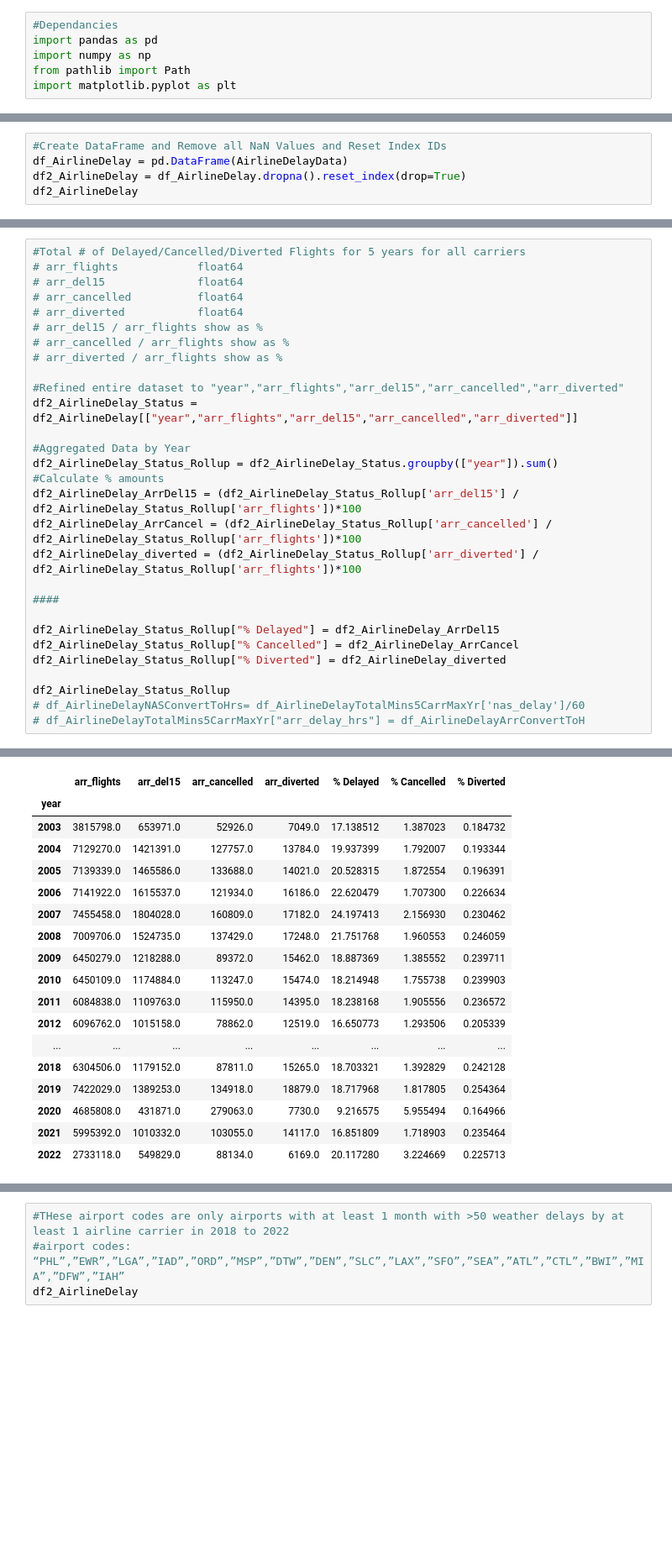
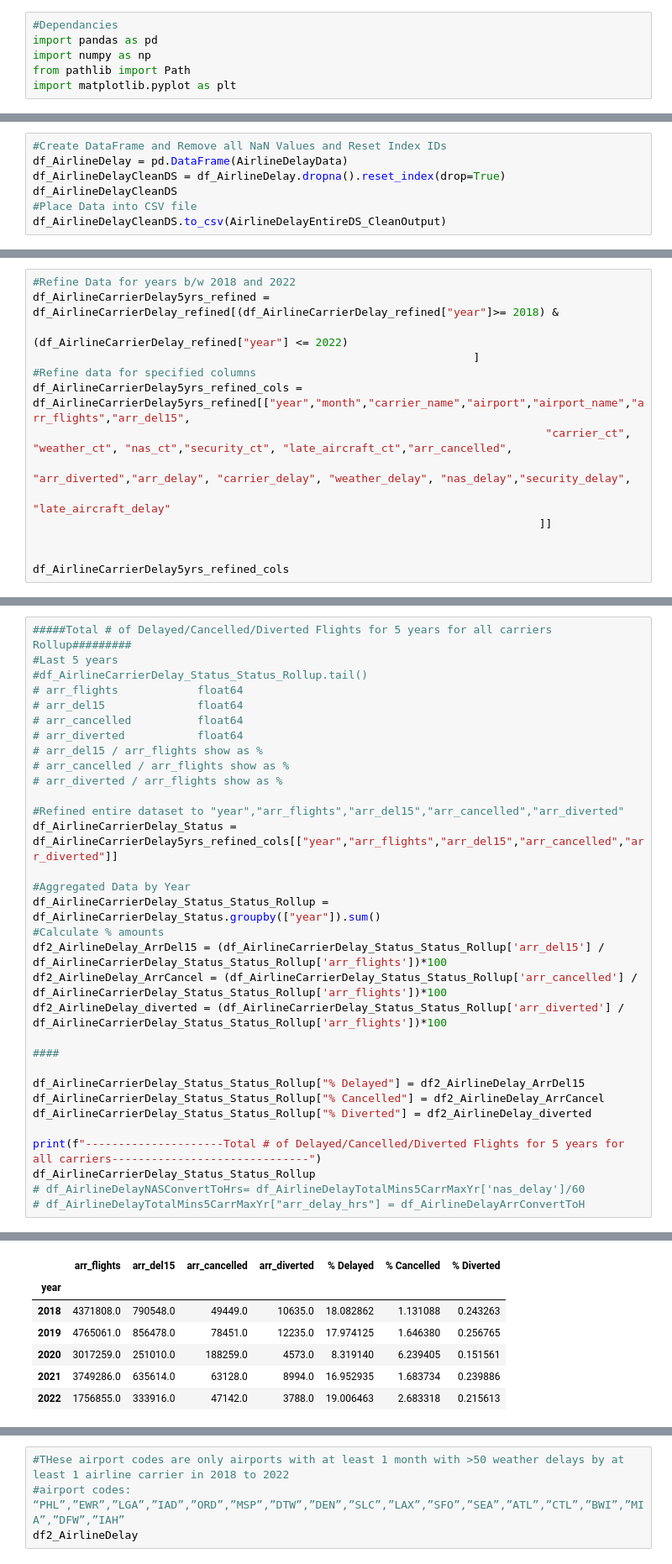
Before and after one commit to Tawn-Scotton/Team_3_Project_1, a Jupyter notebook: ProjectAirlineDelay.ipynb, the cells around one changed output, grey strips where cells are left out. Shown: that part at 84% size. Drawn from its saved outputs; the diff is of its cells as text; blank space fills up the shorter version.

Commit message:
reorganized flow of dataframes

```diff
--- a/ProjectAirlineDelay.ipynb
+++ b/ProjectAirlineDelay.ipynb
@@ -14,5 +23,7 @@ AirlineDelay_CleanOutput.parent.mkdir(parents=True, exist_ok=True)
 # %%
 #Create DataFrame and Remove all NaN Values and Reset Index IDs
 df_AirlineDelay = pd.DataFrame(AirlineDelayData)
-df2_AirlineDelay = df_AirlineDelay.dropna().reset_index(drop=True)
-df2_AirlineDelay
+df_AirlineDelayCleanDS = df_AirlineDelay.dropna().reset_index(drop=True)
+df_AirlineDelayCleanDS
+#Place Data into CSV file
+df_AirlineDelayCleanDS.to_csv(AirlineDelayEntireDS_CleanOutput)
@@ -53,0 +85,14 @@ dtype: object
+# %%
+#Refine Data for years b/w 2018 and 2022
+df_AirlineCarrierDelay5yrs_refined = df_AirlineCarrierDelay_refined[(df_AirlineCarrierDelay_refined["year"]>= 2018) &
+                                                                    (df_AirlineCarrierDelay_refined["year"] <= 2022)
+                                                                   ]
+#Refine data for specified columns
+df_AirlineCarrierDelay5yrs_refined_cols = df_AirlineCarrierDelay5yrs_refined[["year","month","carrier_name","airport","airport_name","arr_flights","arr_del15",
+                                                                              "carrier_ct", "weather_ct", "nas_ct","security_ct", "late_aircraft_ct","arr_cancelled",
+                                                                              "arr_diverted","arr_delay", "carrier_delay", "weather_delay", "nas_delay","security_delay",
+                                                                              "late_aircraft_delay"
+                                                                             ]]
+
+
+df_AirlineCarrierDelay5yrs_refined_cols
@@ -54,5 +148,7 @@ dtype: object
 # %%
-#Total # of Delayed/Cancelled/Diverted Flights for 5 years for all carriers
+#####Total # of Delayed/Cancelled/Diverted Flights for 5 years for all carriers Rollup#########
+#Last 5 years
+#df_AirlineCarrierDelay_Status_Status_Rollup.tail()
 # arr_flights            float64
 # arr_del15              float64
 # arr_cancelled          float64
@@ -62,22 +158,23 @@ dtype: object
 # arr_diverted / arr_flights show as %
 
 #Refined entire dataset to "year","arr_flights","arr_del15","arr_cancelled","arr_diverted"
-df2_AirlineDelay_Status = df2_AirlineDelay[["year","arr_flights","arr_del15","arr_cancelled","arr_diverted"]]
+df_AirlineCarrierDelay_Status = df_AirlineCarrierDelay5yrs_refined_cols[["year","arr_flights","arr_del15","arr_cancelled","arr_diverted"]]
 
 #Aggregated Data by Year
-df2_AirlineDelay_Status_Rollup = df2_AirlineDelay_Status.groupby(["year"]).sum()
+df_AirlineCarrierDelay_Status_Status_Rollup = df_AirlineCarrierDelay_Status.groupby(["year"]).sum()
 #Calculate % amounts
-df2_AirlineDelay_ArrDel15 = (df2_AirlineDelay_Status_Rollup['arr_del15'] / df2_AirlineDelay_Status_Rollup['arr_flights'])*100
-df2_AirlineDelay_ArrCancel = (df2_AirlineDelay_Status_Rollup['arr_cancelled'] / df2_AirlineDelay_Status_Rollup['arr_flights'])*100
-df2_AirlineDelay_diverted = (df2_AirlineDelay_Status_Rollup['arr_diverted'] / df2_AirlineDelay_Status_Rollup['arr_flights'])*100
+df2_AirlineDelay_ArrDel15 = (df_AirlineCarrierDelay_Status_Status_Rollup['arr_del15'] / df_AirlineCarrierDelay_Status_Status_Rollup['arr_flights'])*100
+df2_AirlineDelay_ArrCancel = (df_AirlineCarrierDelay_Status_Status_Rollup['arr_cancelled'] / df_AirlineCarrierDelay_Status_Status_Rollup['arr_flights'])*100
+df2_AirlineDelay_diverted = (df_AirlineCarrierDelay_Status_Status_Rollup['arr_diverted'] / df_AirlineCarrierDelay_Status_Status_Rollup['arr_flights'])*100
 
 ####
 
-df2_AirlineDelay_Status_Rollup["% Delayed"] = df2_AirlineDelay_ArrDel15
-df2_AirlineDelay_Status_Rollup["% Cancelled"] = df2_AirlineDelay_ArrCancel
-df2_AirlineDelay_Status_Rollup["% Diverted"] = df2_AirlineDelay_diverted
+df_AirlineCarrierDelay_Status_Status_Rollup["% Delayed"] = df2_AirlineDelay_ArrDel15
+df_AirlineCarrierDelay_Status_Status_Rollup["% Cancelled"] = df2_AirlineDelay_ArrCancel
+df_AirlineCarrierDelay_Status_Status_Rollup["% Diverted"] = df2_AirlineDelay_diverted
 
-df2_AirlineDelay_Status_Rollup
+print(f"---------------------Total # of Delayed/Cancelled/Diverted Flights for 5 years for all carriers------------------------------")
+df_AirlineCarrierDelay_Status_Status_Rollup
 # df_AirlineDelayNASConvertToHrs= df_AirlineDelayTotalMins5CarrMaxYr['nas_delay']/60
 # df_AirlineDelayTotalMins5CarrMaxYr["arr_delay_hrs"] = df_AirlineDelayArrConvertToH
 # %% [output]
@@ -84,18 +182,7 @@ df2_AirlineDelay_Status_Rollup
 |  | arr_flights | arr_del15 | arr_cancelled | arr_diverted | % Delayed | % Cancelled | % Diverted |
 | year |  |  |  |  |  |  |  |
-| 2003 | 3815798.0 | 653971.0 | 52926.0 | 7049.0 | 17.138512 | 1.387023 | 0.184732 |
-| 2004 | 7129270.0 | 1421391.0 | 127757.0 | 13784.0 | 19.937399 | 1.792007 | 0.193344 |
-| 2005 | 7139339.0 | 1465586.0 | 133688.0 | 14021.0 | 20.528315 | 1.872554 | 0.196391 |
-| 2006 | 7141922.0 | 1615537.0 | 121934.0 | 16186.0 | 22.620479 | 1.707300 | 0.226634 |
-| 2007 | 7455458.0 | 1804028.0 | 160809.0 | 17182.0 | 24.197413 | 2.156930 | 0.230462 |
-| 2008 | 7009706.0 | 1524735.0 | 137429.0 | 17248.0 | 21.751768 | 1.960553 | 0.246059 |
-| 2009 | 6450279.0 | 1218288.0 | 89372.0 | 15462.0 | 18.887369 | 1.385552 | 0.239711 |
-| 2010 | 6450109.0 | 1174884.0 | 113247.0 | 15474.0 | 18.214948 | 1.755738 | 0.239903 |
-| 2011 | 6084838.0 | 1109763.0 | 115950.0 | 14395.0 | 18.238168 | 1.905556 | 0.236572 |
-| 2012 | 6096762.0 | 1015158.0 | 78862.0 | 12519.0 | 16.650773 | 1.293506 | 0.205339 |
-| ... | ... | ... | ... | ... | ... | ... | ... |
-| 2018 | 6304506.0 | 1179152.0 | 87811.0 | 15265.0 | 18.703321 | 1.392829 | 0.242128 |
-| 2019 | 7422029.0 | 1389253.0 | 134918.0 | 18879.0 | 18.717968 | 1.817805 | 0.254364 |
-| 2020 | 4685808.0 | 431871.0 | 279063.0 | 7730.0 | 9.216575 | 5.955494 | 0.164966 |
-| 2021 | 5995392.0 | 1010332.0 | 103055.0 | 14117.0 | 16.851809 | 1.718903 | 0.235464 |
-| 2022 | 2733118.0 | 549829.0 | 88134.0 | 6169.0 | 20.117280 | 3.224669 | 0.225713 |
+| 2018 | 4371808.0 | 790548.0 | 49449.0 | 10635.0 | 18.082862 | 1.131088 | 0.243263 |
+| 2019 | 4765061.0 | 856478.0 | 78451.0 | 12235.0 | 17.974125 | 1.646380 | 0.256765 |
+| 2020 | 3017259.0 | 251010.0 | 188259.0 | 4573.0 | 8.319140 | 6.239405 | 0.151561 |
+| 2021 | 3749286.0 | 635614.0 | 63128.0 | 8994.0 | 16.952935 | 1.683734 | 0.239886 |
+| 2022 | 1756855.0 | 333916.0 | 47142.0 | 3788.0 | 19.006463 | 2.683318 | 0.215613 |
```
Also changed, not shown: parts of 29 cells of this notebook, 1 other file.
